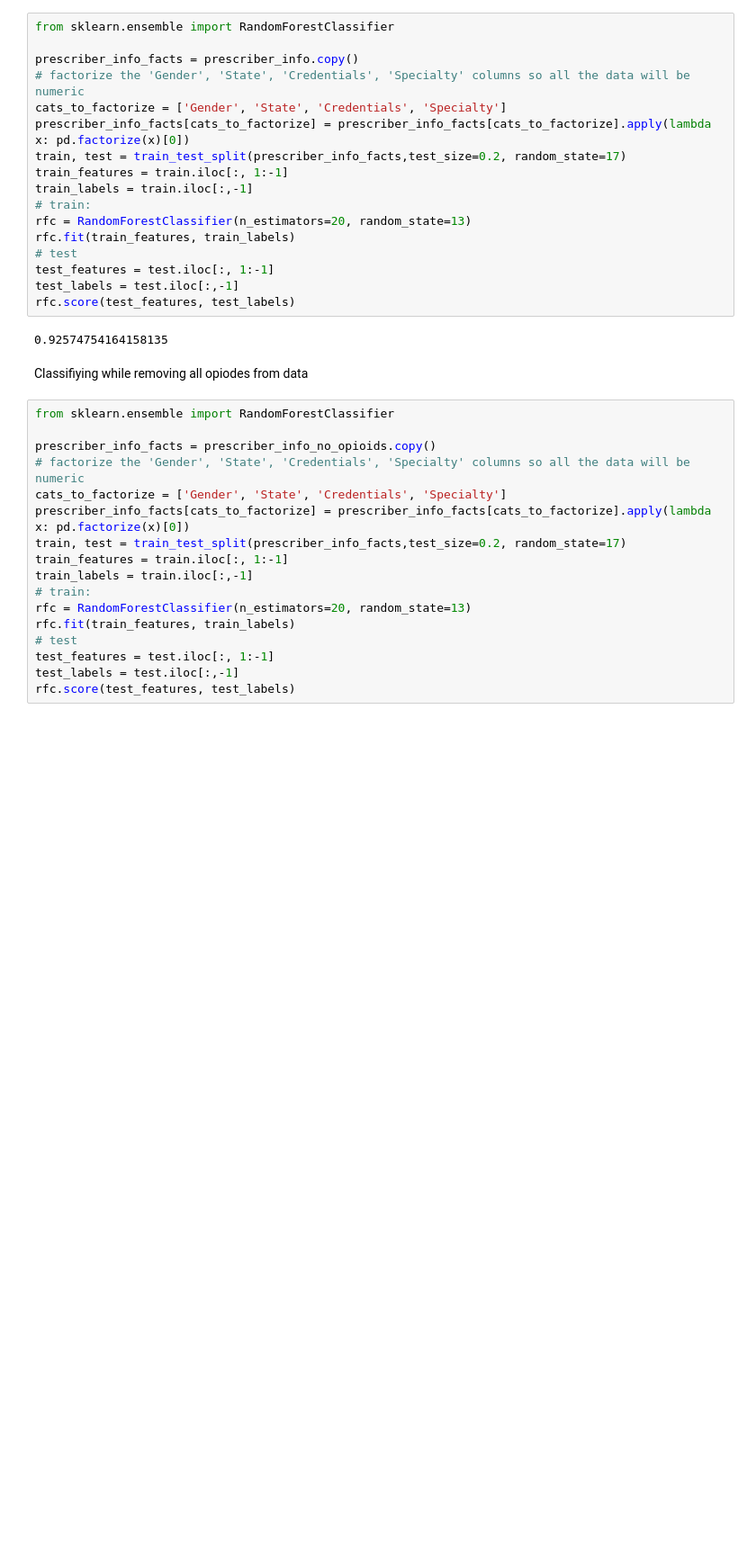
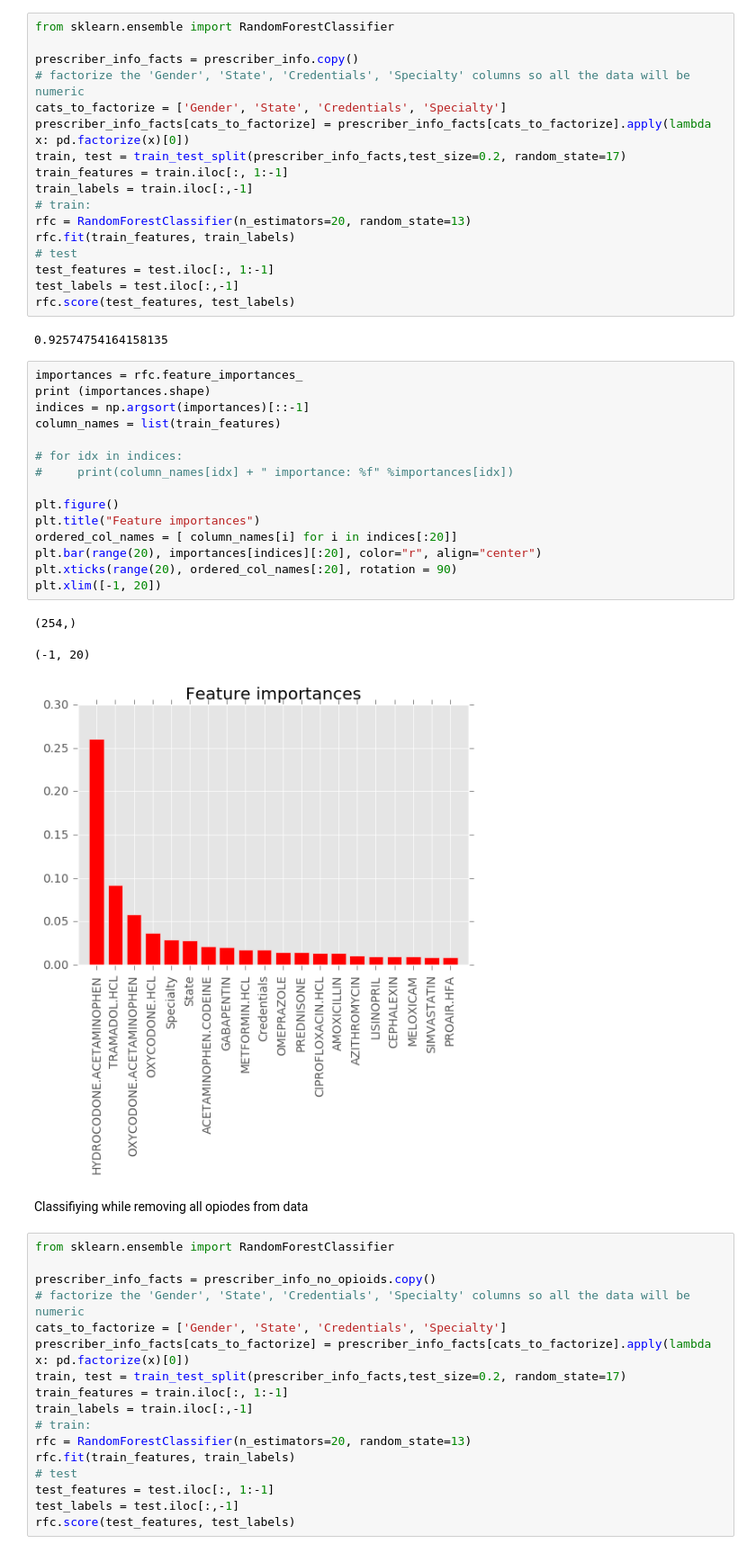
Before and after one commit to pazbunis/rwe_project, a Jupyter notebook: Project.ipynb, the cells around one changed output. Shown: that part at 90% size. Cells and saved outputs as stored; diff of their text form; blank space fills up the shorter version.

```diff
--- a/Project.ipynb
+++ b/Project.ipynb
@@ -178,6 +178,25 @@ test_labels = test.iloc[:,-1]
 rfc.score(test_features, test_labels)
 # %% [output]
 0.92574754164158135
+# %%
+importances = rfc.feature_importances_
+print (importances.shape)
+indices = np.argsort(importances)[::-1]
+column_names = list(train_features)
+
+# for idx in indices:
+#     print(column_names[idx] + " importance: %f" %importances[idx])
+
+plt.figure()
+plt.title("Feature importances")
+ordered_col_names = [ column_names[i] for i in indices[:20]]
+plt.bar(range(20), importances[indices][:20], color="r", align="center")
+plt.xticks(range(20), ordered_col_names[:20], rotation = 90)
+plt.xlim([-1, 20])
+# %% [output]
+(254,)
+(-1, 20)
+[figure, added]
 # %% [markdown]
 Classifiying while removing all opiodes from data
 # %%
```
Also changed, not shown: parts of 12 cells of this notebook.
